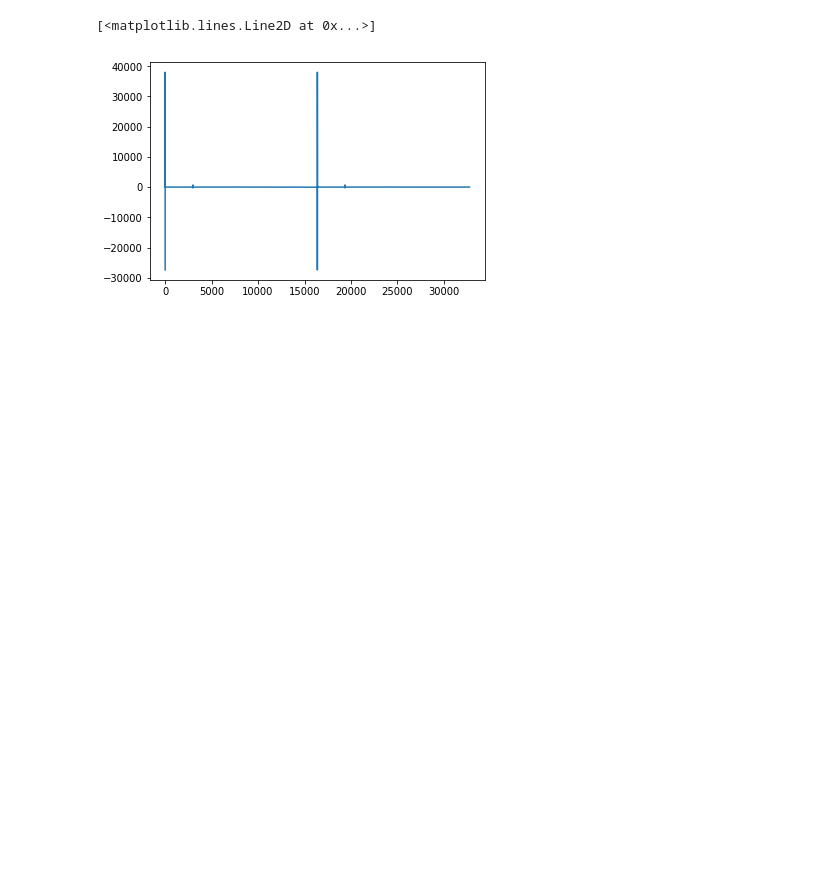
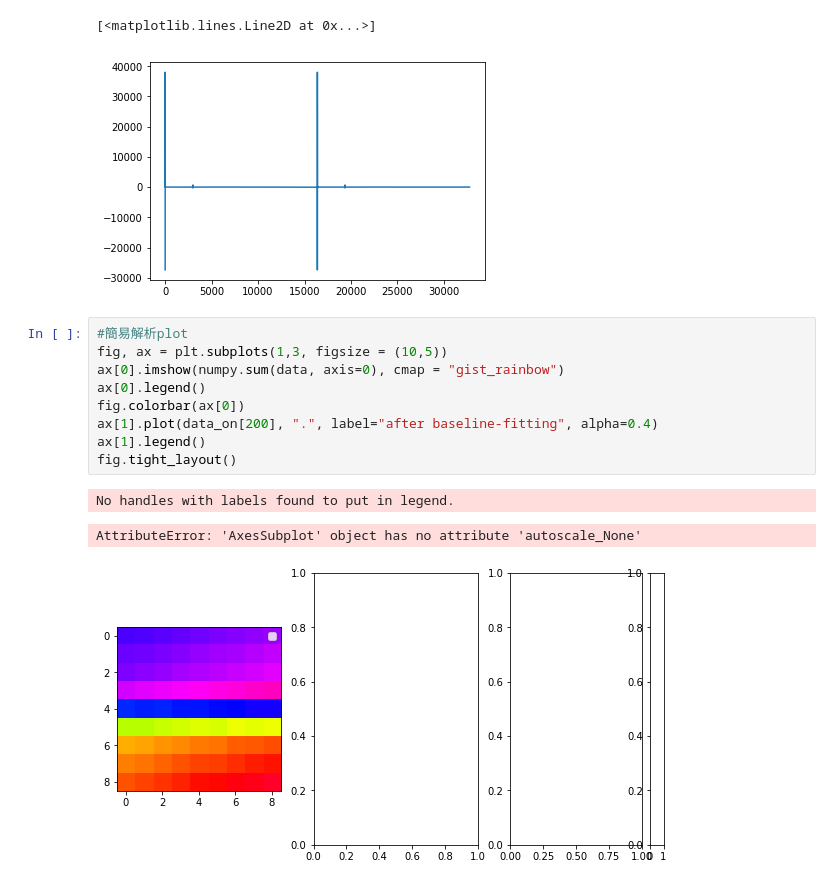
Before and after one commit to nanten2/analy_n2data, a Jupyter notebook: notebook/analy_otf0.4.ipynb, the cells around one changed output. Drawn from its saved outputs; the diff is of its cells as text; blank space fills up the shorter version.

```diff
--- a/notebook/analy_otf0.4.ipynb
+++ b/notebook/analy_otf0.4.ipynb
@@ -823,3 +824,16 @@ plt.plot(data_on[180])
 ()
 [<matplotlib.lines.Line2D at 0x...>]
 [figure]
+# %%
+#簡易解析plot
+fig, ax = plt.subplots(1,3, figsize = (10,5))
+ax[0].imshow(numpy.sum(data, axis=0), cmap = "gist_rainbow")
+ax[0].legend()
+fig.colorbar(ax[0])
+ax[1].plot(data_on[200], ".", label="after baseline-fitting", alpha=0.4)
+ax[1].legend()
+fig.tight_layout()
+# %% [output]
+No handles with labels found to put in legend.
+AttributeError: 'AxesSubplot' object has no attribute 'autoscale_None'
+[figure, added]
```
Also changed, not shown: parts of 6 cells of this notebook, 2 other files.
